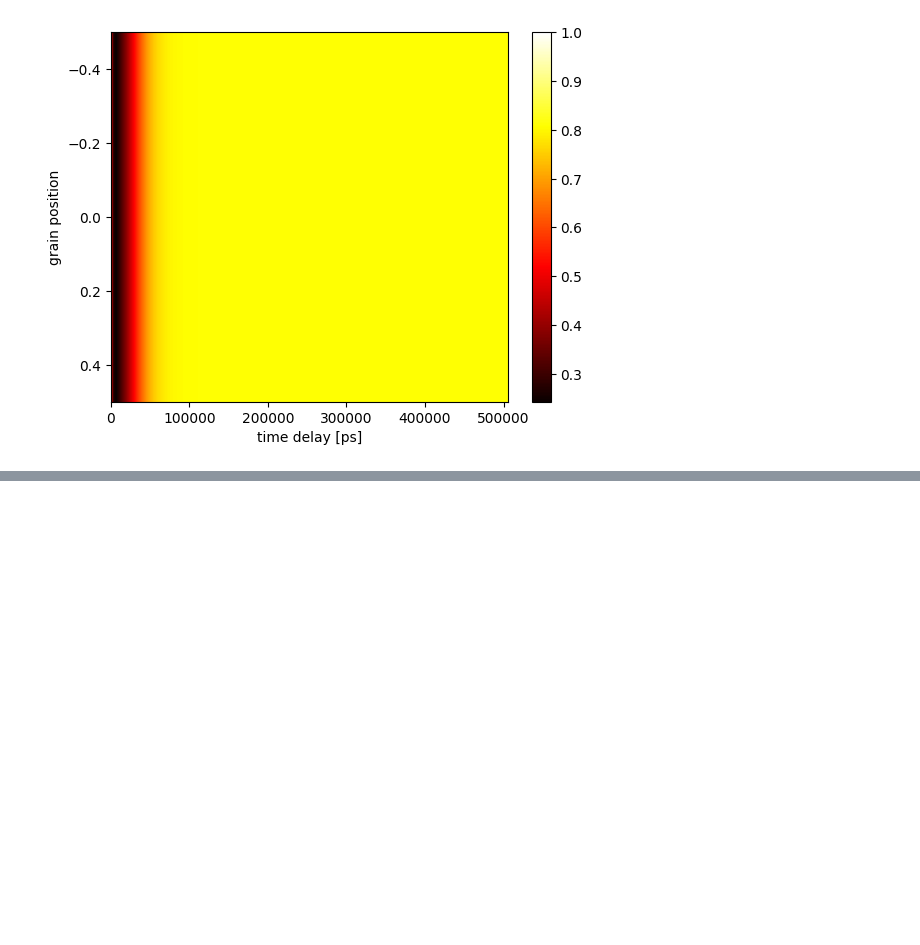
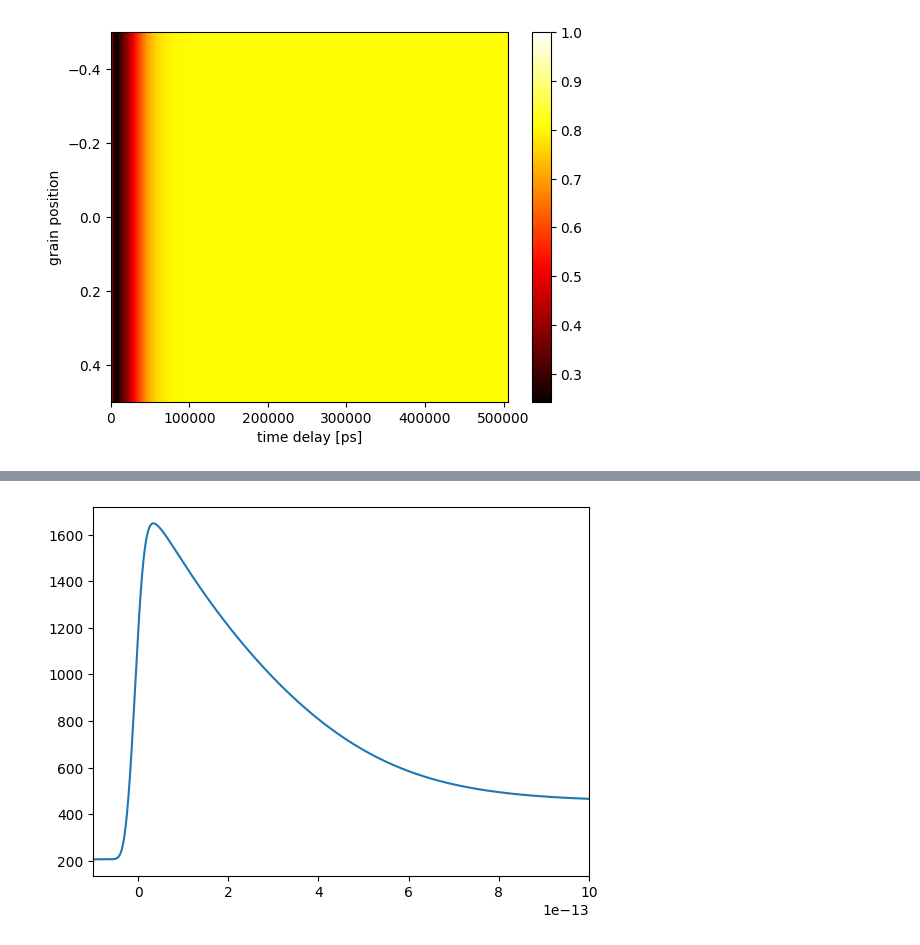
Before and after one commit to Nilodirf/LLB, a Jupyter notebook: llb_params.ipynb, the cells around one changed output, grey strips where cells are left out. Cells and saved outputs as stored; diff of their text form; code cells hidden in the pictures; blank space fills up the shorter version.

```diff
--- a/llb_params.ipynb
+++ b/llb_params.ipynb
@@ -720,0 +722,6 @@ plt.show()
+# %%
+plt.plot(delay-1e-13, tes)
+plt.xlim(-1e-13, 1e-12)
+plt.show()
+# %% [output]
+[figure, added]
```
Also changed, not shown: parts of 2 cells of this notebook.
